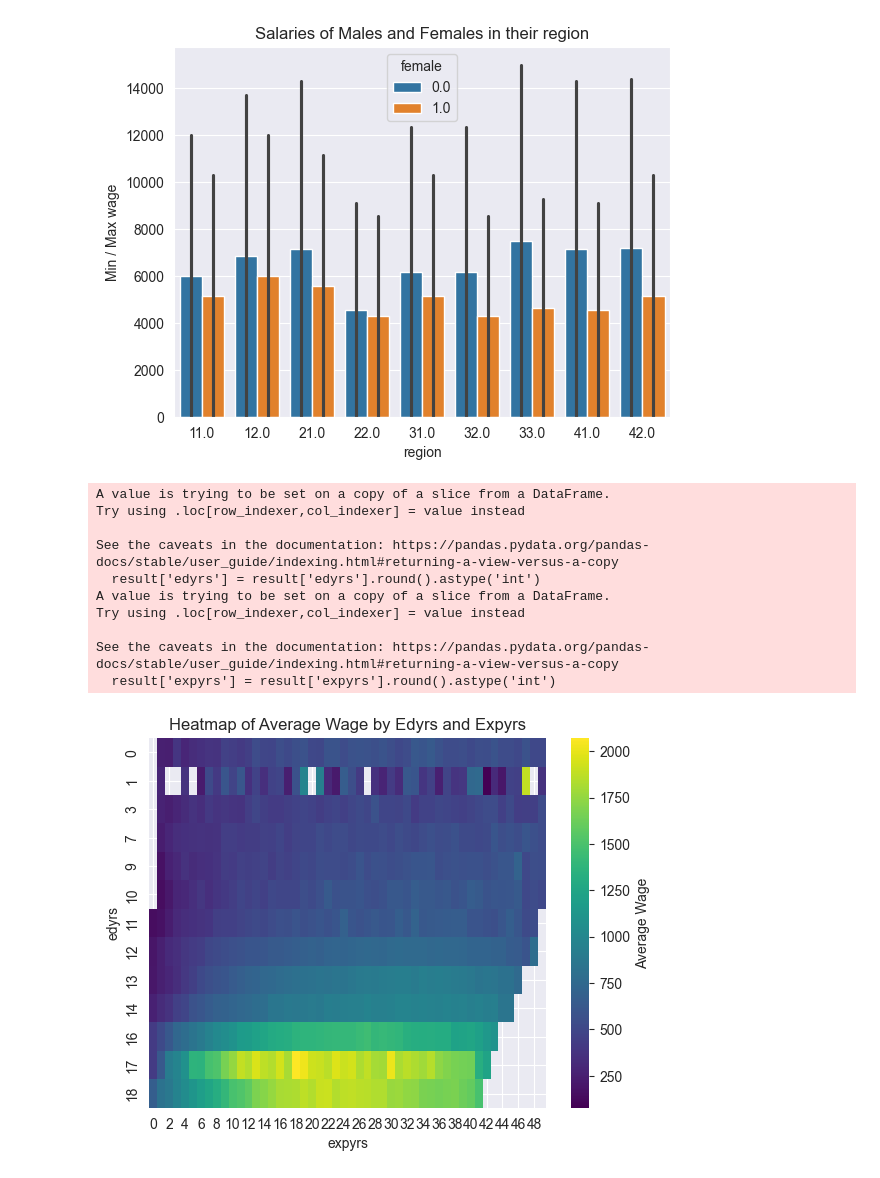
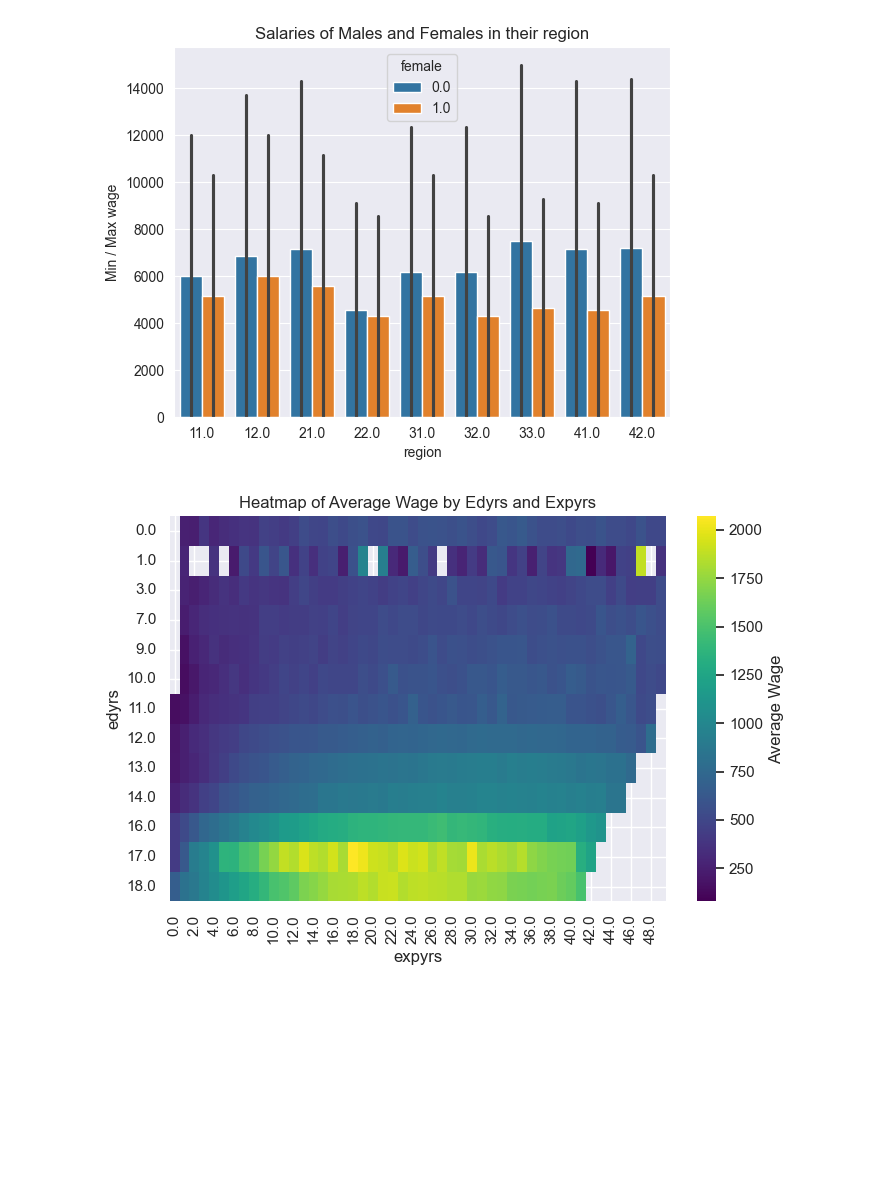
Before and after one commit to Somewhat-Coder/Microwages-ML, a Jupyter notebook: main.ipynb, the cells around one changed output. Saved outputs shown, nothing was run; the diff lists cells and outputs as text; code cells hidden in the pictures; blank space fills up the shorter version.

```diff
--- a/main.ipynb
+++ b/main.ipynb
@@ -194,26 +183,17 @@ Text(0.5, 1.0, 'Salaries of Males and Females in their region')
 # %%
 result = df[['edyrs','expyrs','wkwage']]
 
-result['edyrs'] = result['edyrs'].round().astype('int')
-result['expyrs'] = result['expyrs'].round().astype('int')
+result.iloc[:, 0] = result['edyrs'].round().astype('int')
+result.iloc[:, 1] = result['expyrs'].round().astype('int')
 
 heatmap_data = result.pivot_table(index='edyrs', columns='expyrs', values='wkwage', aggfunc='mean')
 
+sns.set_theme(rc = {'figure.figsize':(8, 5)})
 sns.heatmap(heatmap_data, cmap='viridis', fmt='.2f', cbar_kws={'label': 'Average Wage'})
 plt.title('Heatmap of Average Wage by Edyrs and Expyrs')
 plt.show()
 # %% [output]
-A value is trying to be set on a copy of a slice from a DataFrame.
-Try using .loc[row_indexer,col_indexer] = value instead
-
-See the caveats in the documentation: https://pandas.pydata.org/pandas-docs/stable/user_guide/indexing.html#returning-a-view-versus-a-copy
-  result['edyrs'] = result['edyrs'].round().astype('int')
-A value is trying to be set on a copy of a slice from a DataFrame.
-Try using .loc[row_indexer,col_indexer] = value instead
-
-See the caveats in the documentation: https://pandas.pydata.org/pandas-docs/stable/user_guide/indexing.html#returning-a-view-versus-a-copy
-  result['expyrs'] = result['expyrs'].round().astype('int')
-[figure, old version]
+[figure, new version]
 # %%
 edyrs_wkwage_mean = df.groupby('edyrs')['wkwage'].mean().reset_index()
 
```
Also changed, not shown: parts of 10 cells of this notebook.
